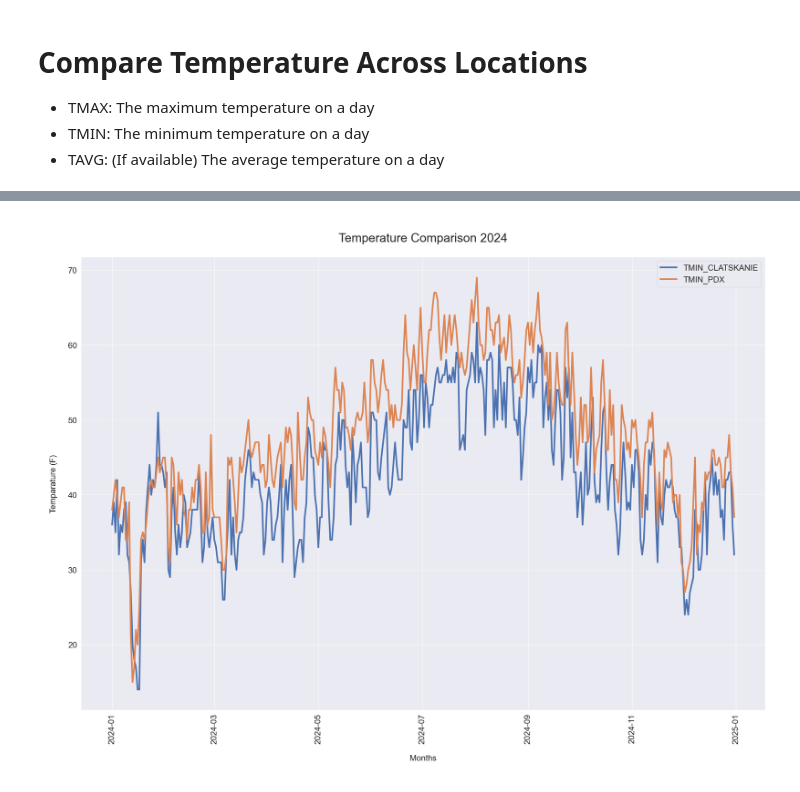
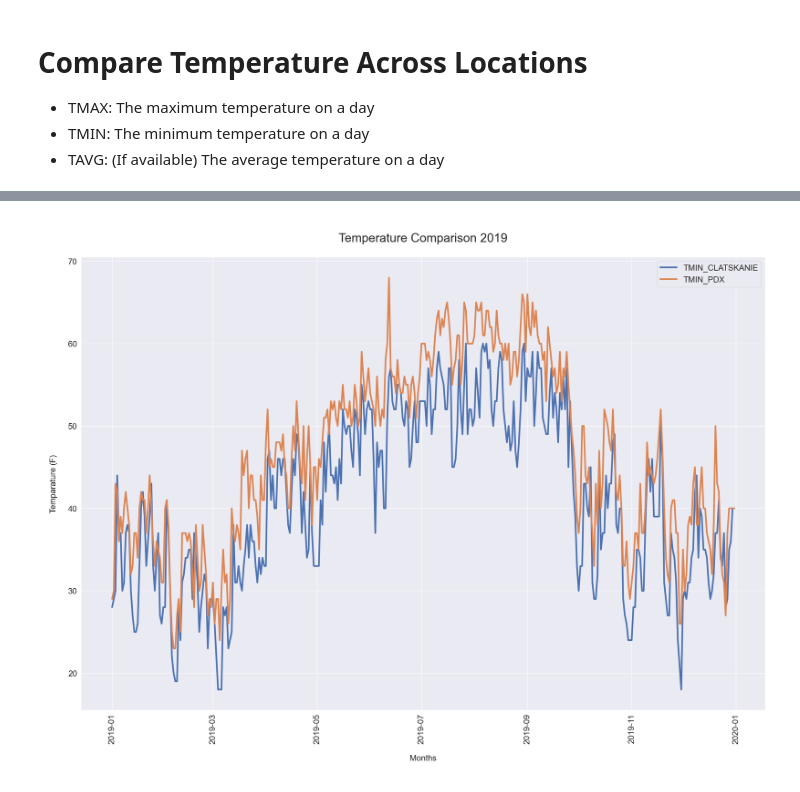
Before and after one commit to wpbSabi/weather_python, a Jupyter notebook: notebooks/compare_temperature.ipynb, the cells around one changed output, grey strips where cells are left out. Cells and saved outputs as stored; diff of their text form; code cells hidden in the pictures.

```diff
--- a/notebooks/compare_temperature.ipynb
+++ b/notebooks/compare_temperature.ipynb
@@ -65,5 +65,5 @@ pmax = plot_temp_compare(df, 'TMAX', 2023)
 # %%
 # Plot minimum temperature
-pmin = plot_temp_compare(df, 'TMIN', 2024)
+pmin = functions.plot_temp_compare(df, 'TMIN', 2019)
 # %% [output]
-[figure, old version]
+[figure, new version]
```
Also changed, not shown: parts of 1 cell of this notebook.
